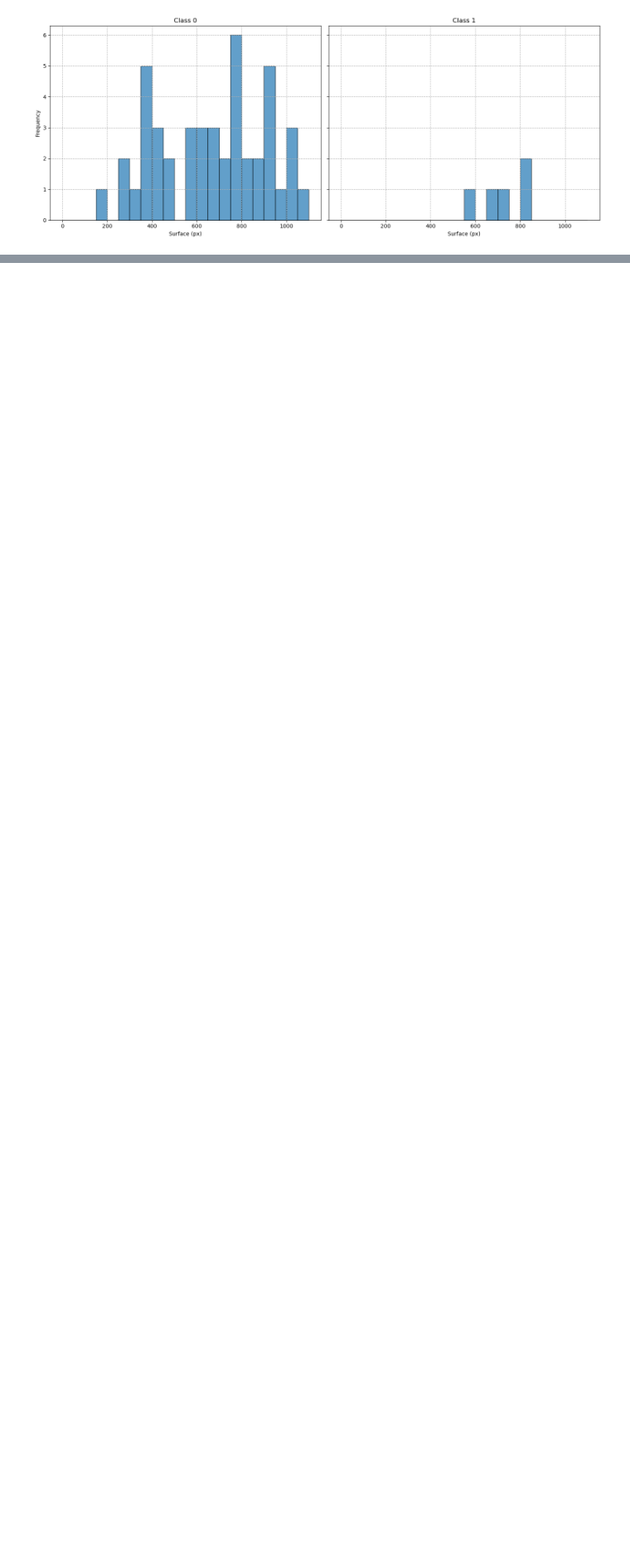
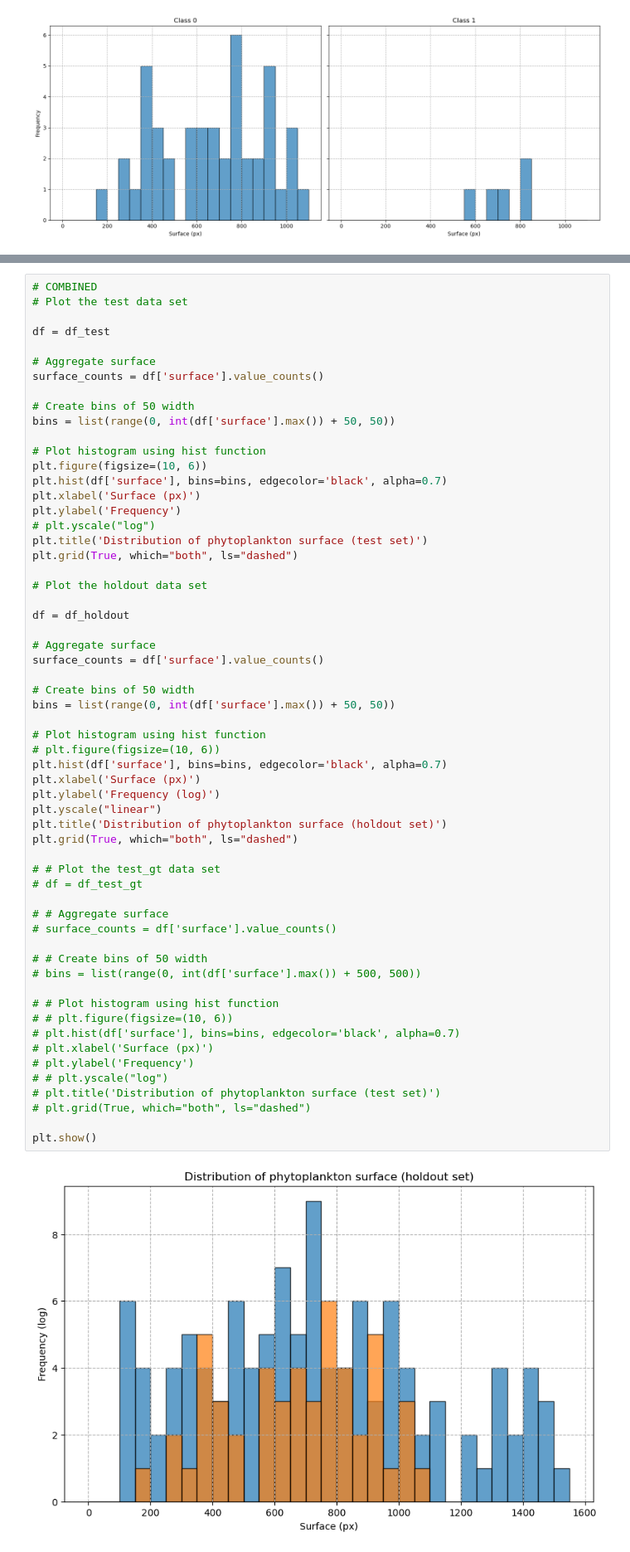
Before and after one commit to MartinMarzi/phytoplankton-cv4ecology, a Jupyter notebook: scripts/evaluation.ipynb, the cells around one changed output, grey strips where cells are left out. Shown at 83% size. Drawn from its saved outputs; the diff is of its cells as text; blank space fills up the shorter version.

```diff
--- a/scripts/evaluation.ipynb
+++ b/scripts/evaluation.ipynb
@@ -273,0 +258,61 @@ plt.show()
+# %%
+# COMBINED
+# Plot the test data set
+
+df = df_test
+
+# Aggregate surface
+surface_counts = df['surface'].value_counts()
+
+# Create bins of 50 width
+bins = list(range(0, int(df['surface'].max()) + 50, 50))
+
+# Plot histogram using hist function
+plt.figure(figsize=(10, 6))
+plt.hist(df['surface'], bins=bins, edgecolor='black', alpha=0.7)
+plt.xlabel('Surface (px)')
+plt.ylabel('Frequency')
+# plt.yscale("log")
+plt.title('Distribution of phytoplankton surface (test set)')
+plt.grid(True, which="both", ls="dashed")
+
+# Plot the holdout data set
+
+df = df_holdout
+
+# Aggregate surface
+surface_counts = df['surface'].value_counts()
+
+# Create bins of 50 width
+bins = list(range(0, int(df['surface'].max()) + 50, 50))
+
+# Plot histogram using hist function
+# plt.figure(figsize=(10, 6))
+plt.hist(df['surface'], bins=bins, edgecolor='black', alpha=0.7)
+plt.xlabel('Surface (px)')
+plt.ylabel('Frequency (log)')
+plt.yscale("linear")
+plt.title('Distribution of phytoplankton surface (holdout set)')
+plt.grid(True, which="both", ls="dashed")
+
+# # Plot the test_gt data set
+# df = df_test_gt
+
+# # Aggregate surface
+# surface_counts = df['surface'].value_counts()
+
+# # Create bins of 50 width
+# bins = list(range(0, int(df['surface'].max()) + 500, 500))
+
+# # Plot histogram using hist function
+# # plt.figure(figsize=(10, 6))
+# plt.hist(df['surface'], bins=bins, edgecolor='black', alpha=0.7)
+# plt.xlabel('Surface (px)')
+# plt.ylabel('Frequency')
+# # plt.yscale("log")
+# plt.title('Distribution of phytoplankton surface (test set)')
+# plt.grid(True, which="both", ls="dashed")
+
+plt.show()
+# %% [output]
+[figure, added]
```
Also changed, not shown: parts of 4 cells of this notebook, 3 other files.
